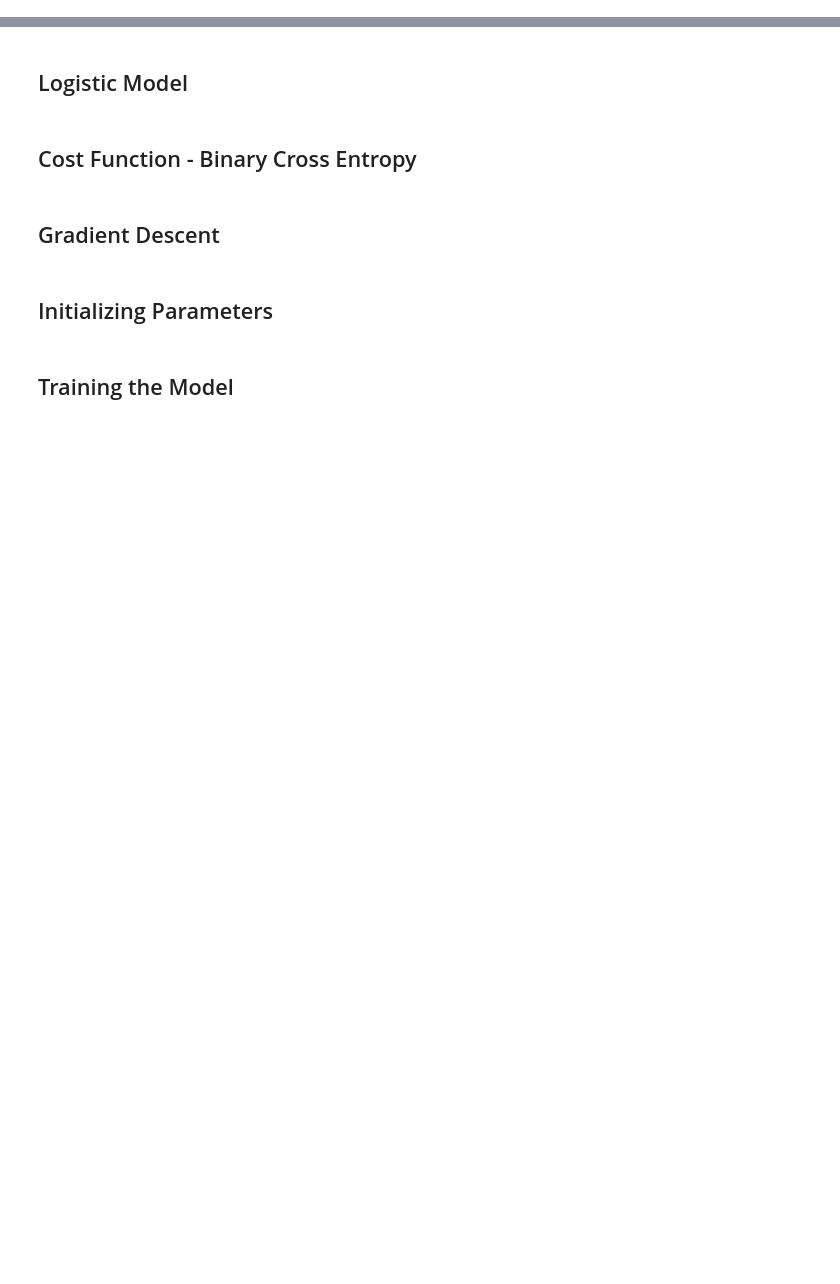
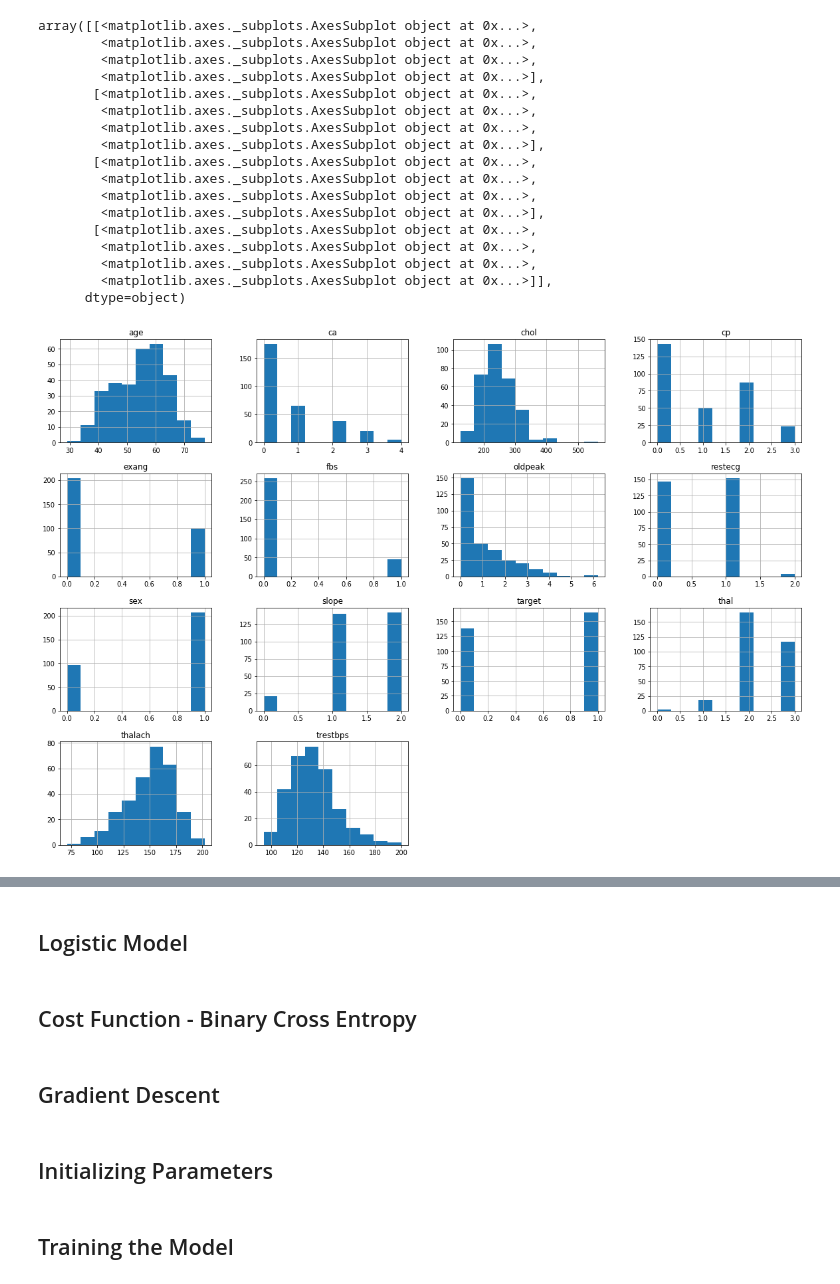
Before and after one commit to huxe/HeartAttackPrediction, a Jupyter notebook: nc proect.ipynb, the cells around one changed output, grey strips where cells are left out. Cells and saved outputs as stored; diff of their text form; code cells hidden in the pictures; blank space fills up the shorter version.

```diff
--- a/nc proect.ipynb
+++ b/nc proect.ipynb
@@ -34,0 +46,21 @@ import matplotlib.pyplot as plt
+# %%
+values.hist()
+# %% [output]
+array([[<matplotlib.axes._subplots.AxesSubplot object at 0x...>,
+        <matplotlib.axes._subplots.AxesSubplot object at 0x...>,
+        <matplotlib.axes._subplots.AxesSubplot object at 0x...>,
+        <matplotlib.axes._subplots.AxesSubplot object at 0x...>],
+       [<matplotlib.axes._subplots.AxesSubplot object at 0x...>,
+        <matplotlib.axes._subplots.AxesSubplot object at 0x...>,
+        <matplotlib.axes._subplots.AxesSubplot object at 0x...>,
+        <matplotlib.axes._subplots.AxesSubplot object at 0x...>],
+       [<matplotlib.axes._subplots.AxesSubplot object at 0x...>,
+        <matplotlib.axes._subplots.AxesSubplot object at 0x...>,
+        <matplotlib.axes._subplots.AxesSubplot object at 0x...>,
+        <matplotlib.axes._subplots.AxesSubplot object at 0x...>],
+       [<matplotlib.axes._subplots.AxesSubplot object at 0x...>,
+        <matplotlib.axes._subplots.AxesSubplot object at 0x...>,
+        <matplotlib.axes._subplots.AxesSubplot object at 0x...>,
+        <matplotlib.axes._subplots.AxesSubplot object at 0x...>]],
+      dtype=object)
+[figure, added]
```
Also changed, not shown: parts of 15 cells of this notebook.
